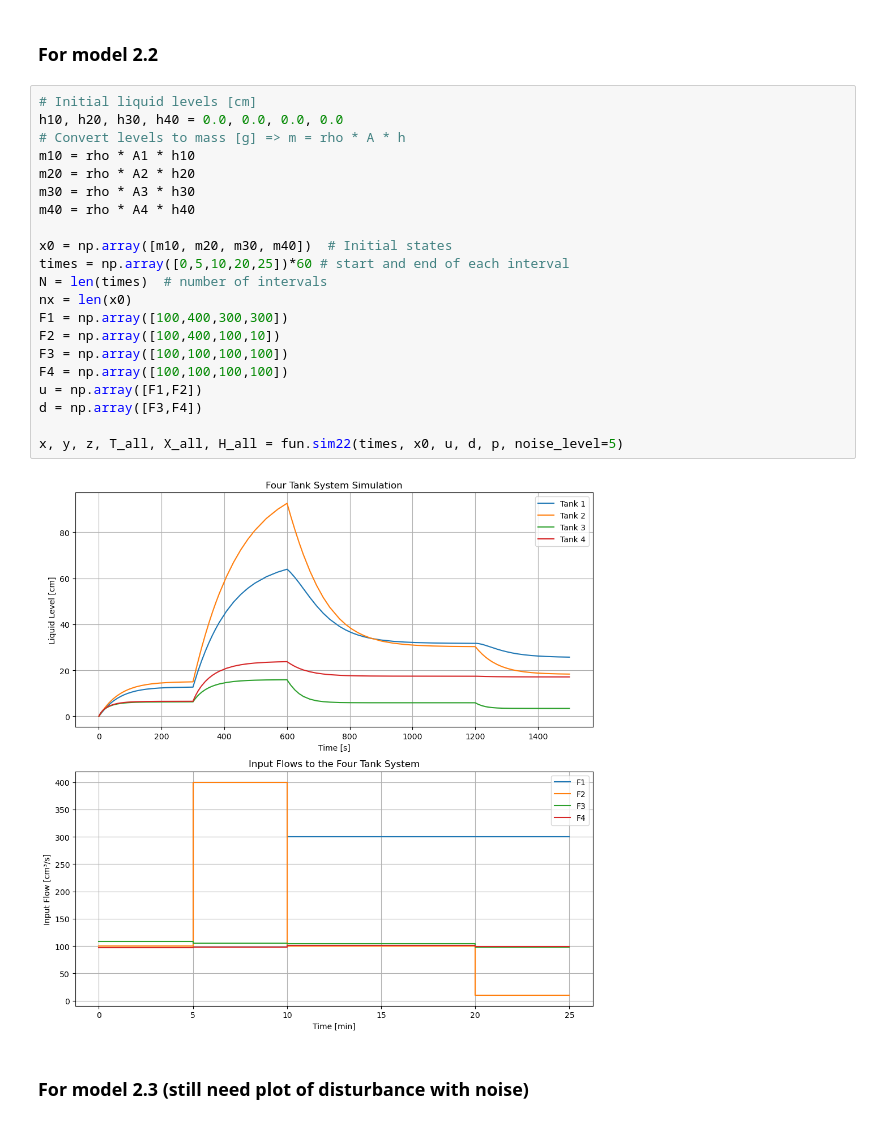
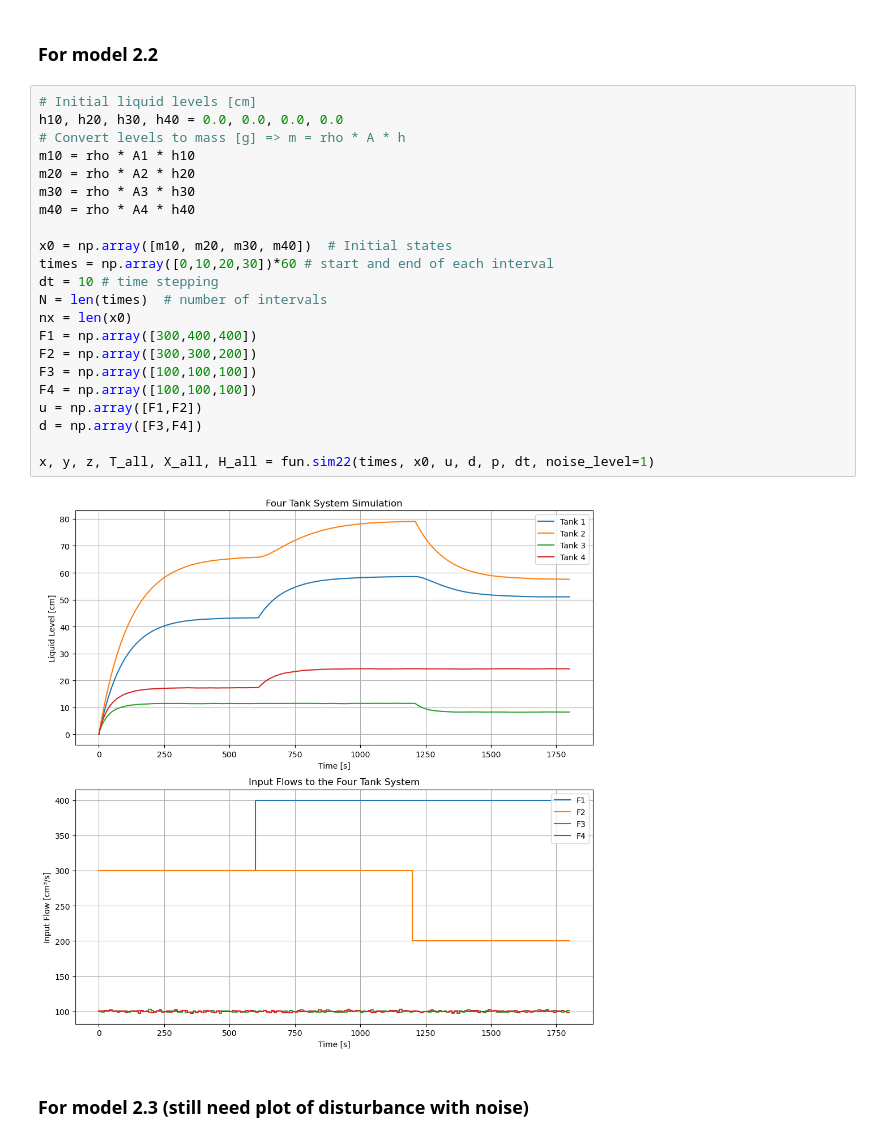
Before and after one commit to Comicboy/DTU_MPC, a Jupyter notebook: Modified_FourTank.ipynb, the cells around one changed output. Drawn from its saved outputs; the diff is of its cells as text.

```diff
--- a/Modified_FourTank.ipynb
+++ b/Modified_FourTank.ipynb
@@ -62,26 +62,27 @@ $$
 # %%
 # Initial liquid levels [cm]
 h10, h20, h30, h40 = 0.0, 0.0, 0.0, 0.0
 # Convert levels to mass [g] => m = rho * A * h
 m10 = rho * A1 * h10
 m20 = rho * A2 * h20
 m30 = rho * A3 * h30
 m40 = rho * A4 * h40
 
 x0 = np.array([m10, m20, m30, m40])  # Initial states
-times = np.array([0,5,10,20,25])*60 # start and end of each interval
+times = np.array([0,10,20,30])*60 # start and end of each interval
+dt = 10 # time stepping
 N = len(times)  # number of intervals
 nx = len(x0)
-F1 = np.array([100,400,300,300])
-F2 = np.array([100,400,100,10])
-F3 = np.array([100,100,100,100])
-F4 = np.array([100,100,100,100])
+F1 = np.array([300,400,400])
+F2 = np.array([300,300,200])
+F3 = np.array([100,100,100])
+F4 = np.array([100,100,100])
 u = np.array([F1,F2])
 d = np.array([F3,F4])
 
-x, y, z, T_all, X_all, H_all = fun.sim22(times, x0, u, d, p, noise_level=5)
+x, y, z, T_all, X_all, H_all = fun.sim22(times, x0, u, d, p, dt, noise_level=1)
 # %% [output]
-[figure, old version]
+[figure, new version]
 # %% [markdown]
 ### For model 2.3 (still need plot of disturbance with noise)
 # %% [markdown]
```
Also changed, not shown: parts of 18 cells of this notebook, 2 other files.
